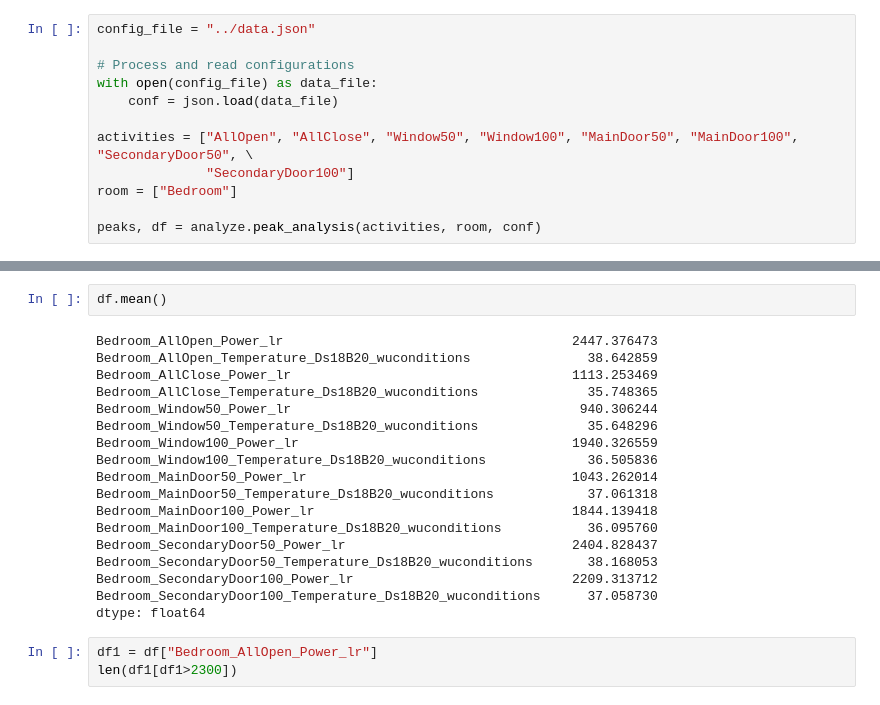
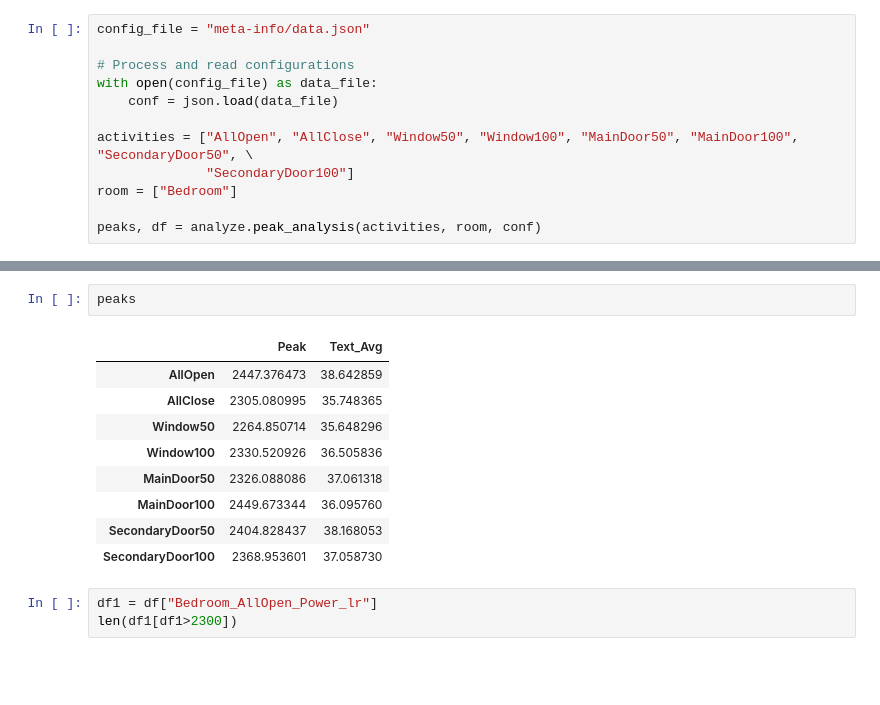
Before and after one commit to jainmilan/analysis, a Jupyter notebook: analysis.ipynb, the cells around one changed output, grey strips where cells are left out. Drawn from its saved outputs; the diff is of its cells as text; blank space fills up the shorter version.

```diff
--- a/analysis.ipynb
+++ b/analysis.ipynb
@@ -13,5 +13,5 @@ matplotlib.style.use('ggplot')
 # %%
-config_file = "../data.json"
+config_file = "meta-info/data.json"
 
 # Process and read configurations
 with open(config_file) as data_file:
@@ -30,23 +43,15 @@ To exit: use 'exit', 'quit', or Ctrl-D.
-# %%
-df.mean()
-# %% [output]
-Bedroom_AllOpen_Power_lr                                     2447.376473
-Bedroom_AllOpen_Temperature_Ds18B20_wuconditions               38.642859
-Bedroom_AllClose_Power_lr                                    1113.253469
-Bedroom_AllClose_Temperature_Ds18B20_wuconditions              35.748365
-Bedroom_Window50_Power_lr                                     940.306244
-Bedroom_Window50_Temperature_Ds18B20_wuconditions              35.648296
-Bedroom_Window100_Power_lr                                   1940.326559
-Bedroom_Window100_Temperature_Ds18B20_wuconditions             36.505836
-Bedroom_MainDoor50_Power_lr                                  1043.262014
-Bedroom_MainDoor50_Temperature_Ds18B20_wuconditions            37.061318
-Bedroom_MainDoor100_Power_lr                                 1844.139418
-Bedroom_MainDoor100_Temperature_Ds18B20_wuconditions           36.095760
-Bedroom_SecondaryDoor50_Power_lr                             2404.828437
-Bedroom_SecondaryDoor50_Temperature_Ds18B20_wuconditions       38.168053
-Bedroom_SecondaryDoor100_Power_lr                            2209.313712
-Bedroom_SecondaryDoor100_Temperature_Ds18B20_wuconditions      37.058730
-dtype: float64
+# %%
+peaks
+# %% [output]
+|  | Peak | Text_Avg |
+| AllOpen | 2447.376473 | 38.642859 |
+| AllClose | 2305.080995 | 35.748365 |
+| Window50 | 2264.850714 | 35.648296 |
+| Window100 | 2330.520926 | 36.505836 |
+| MainDoor50 | 2326.088086 | 37.061318 |
+| MainDoor100 | 2449.673344 | 36.095760 |
+| SecondaryDoor50 | 2404.828437 | 38.168053 |
+| SecondaryDoor100 | 2368.953601 | 37.058730 |
 # %%
 df1 = df["Bedroom_AllOpen_Power_lr"]
 len(df1[df1>2300])
```
Also changed, not shown: parts of 2 cells of this notebook, 10 other files.
